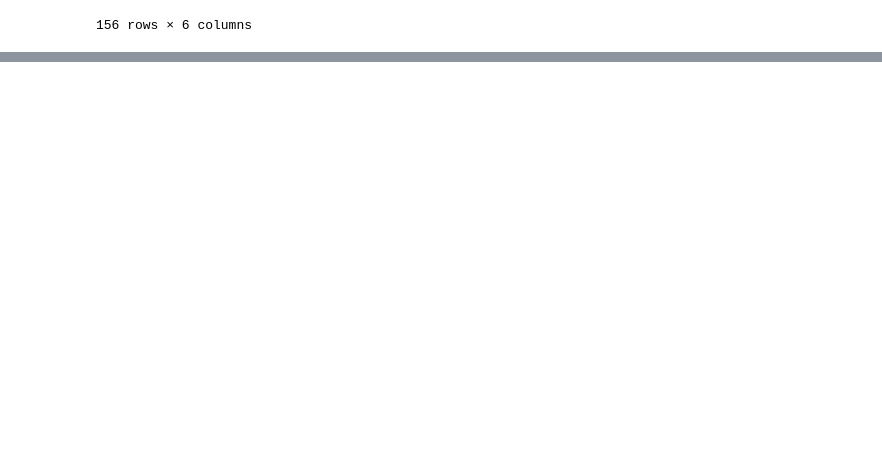
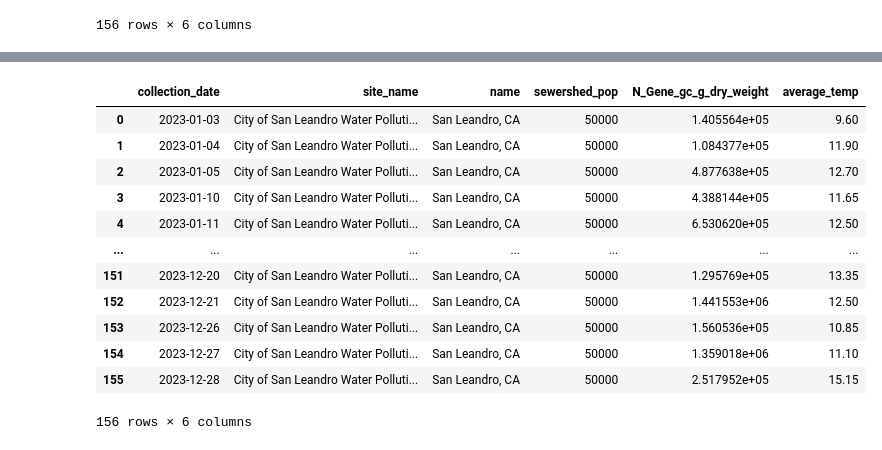
Before and after one commit to gwenlukman/Project-3, a Jupyter notebook: CleaningData/La_oakland_ontario_merged_data.ipynb, the cells around one changed output, grey strips where cells are left out. Saved outputs shown, nothing was run; the diff lists cells and outputs as text; code cells hidden in the pictures; blank space fills up the shorter version.

Commit message:
leandro final data

```diff
--- a/CleaningData/La_oakland_ontario_merged_data.ipynb
+++ b/CleaningData/La_oakland_ontario_merged_data.ipynb
@@ -316,3 +316,9 @@ merged3_df
 156 rows × 6 columns
 # %%
 merged3_df.to_csv('La_finaldata.csv', index=False)
+# %%
+target_city = 'San Leandro, CA'
+leandro_df = northcal_df[northcal_df['name'] == target_city]
+leandro_df = leandro_df[['collection_date', 'site_name', 'name', 'sewershed_pop',
+       'N_Gene_gc_g_dry_weight']]
+leandro_df
@@ -318,0 +339,9 @@ merged3_df.to_csv('La_finaldata.csv', index=False)
+# %%
+leandro_weather = pd.read_csv('../Data/Leandro_data.csv')
+leandro_weather_df = pd.DataFrame(leandro_weather)
+leandro_weather_df.rename(columns={'datetime': 'collection_date'}, inplace=True)
+leandro_weather_df
+leandro_temp = leandro_weather_df[['collection_date', 'max_temp', 'min_temp']]
+leandro_temp['average_temp'] = leandro_temp[['max_temp', 'min_temp']].mean(axis=1)
+leandro_avetemp = leandro_temp[['collection_date', 'average_temp']]
+leandro_avetemp
@@ -318,0 +367,17 @@ merged3_df.to_csv('La_finaldata.csv', index=False)
+# %%
+merged4_df = pd.merge(leandro_df, leandro_avetemp, on='collection_date', how='inner')
+merged4_df
+# %% [output]
+|  | collection_date | site_name | name | sewershed_pop | N_Gene_gc_g_dry_weight | average_temp |
+| 0 | 2023-01-03 | City of San Leandro Water Polluti... | San Leandro, CA | 50000 | 1.405564e+05 | 9.60 |
+| 1 | 2023-01-04 | City of San Leandro Water Polluti... | San Leandro, CA | 50000 | 1.084377e+05 | 11.90 |
+| 2 | 2023-01-05 | City of San Leandro Water Polluti... | San Leandro, CA | 50000 | 4.877638e+05 | 12.70 |
+| 3 | 2023-01-10 | City of San Leandro Water Polluti... | San Leandro, CA | 50000 | 4.388144e+05 | 11.65 |
+| 4 | 2023-01-11 | City of San Leandro Water Polluti... | San Leandro, CA | 50000 | 6.530620e+05 | 12.50 |
+| ... | ... | ... | ... | ... | ... | ... |
+| 151 | 2023-12-20 | City of San Leandro Water Polluti... | San Leandro, CA | 50000 | 1.295769e+05 | 13.35 |
+| 152 | 2023-12-21 | City of San Leandro Water Polluti... | San Leandro, CA | 50000 | 1.441553e+06 | 12.50 |
+| 153 | 2023-12-26 | City of San Leandro Water Polluti... | San Leandro, CA | 50000 | 1.560536e+05 | 10.85 |
+| 154 | 2023-12-27 | City of San Leandro Water Polluti... | San Leandro, CA | 50000 | 1.359018e+06 | 11.10 |
+| 155 | 2023-12-28 | City of San Leandro Water Polluti... | San Leandro, CA | 50000 | 2.517952e+05 | 15.15 |
+156 rows × 6 columns
```
Also changed, not shown: parts of 5 cells of this notebook, 2 other files.
